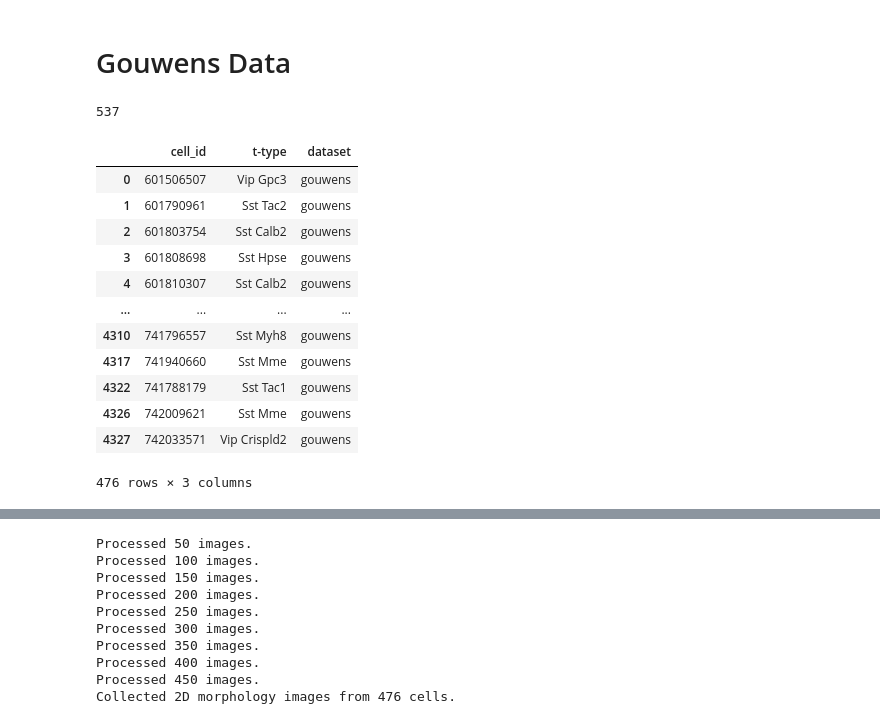
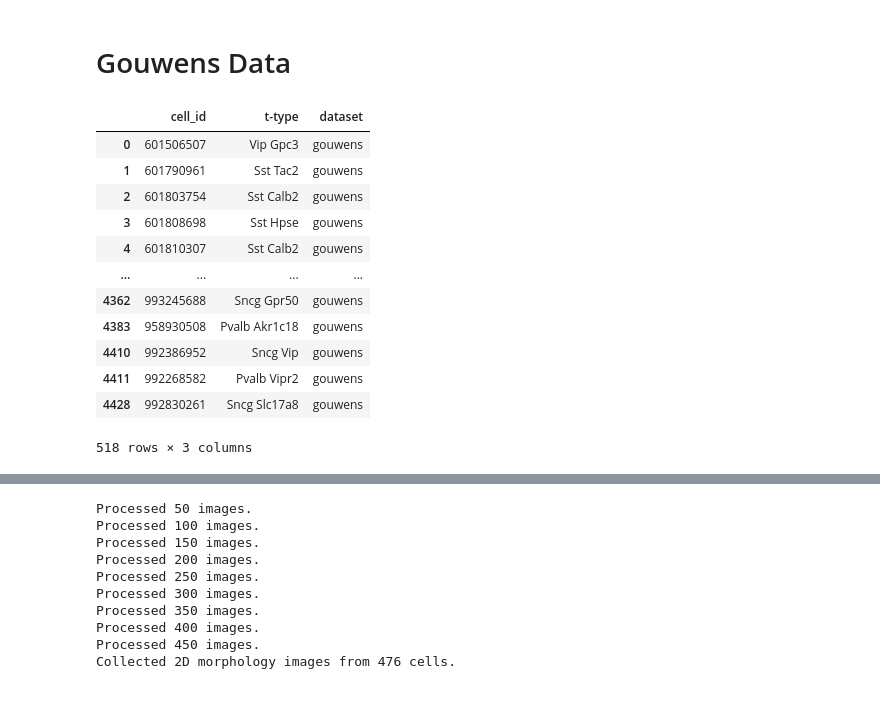
Before and after one commit to derekhoward/MorphologyCNN, a Jupyter notebook: collect_training_images.ipynb, the cells around one changed output, grey strips where cells are left out. Cells and saved outputs as stored; diff of their text form; code cells hidden in the pictures.

```diff
--- a/collect_training_images.ipynb
+++ b/collect_training_images.ipynb
@@ -85,29 +85,28 @@ def plot_morphology(file, output=None):
 metadata_gouwens = pd.read_csv("./gouwens-data/metadata_gouwens.csv")
 # %%
 # Collect images with labels
-gouwens_cells = [os.path.splitext(os.path.basename(i))[0] for i in glob.glob("./gouwens-data/images/*.png")]
-len(gouwens_cells)
+#gouwens_cells = [os.path.splitext(os.path.basename(i))[0] for i in glob.glob("./gouwens-data/images/*.png")]
+#len(gouwens_cells)
-# %% [output]
-537
 # %%
 # Gather t-type for cells
+metadata_gouwens = metadata_gouwens[metadata_gouwens.neuron_reconstruction_type == 'full']
 metadata_gouwens = metadata_gouwens[["cell_specimen_id", "corresponding_AIT2.3.1_alias"]]
-metadata_gouwens = metadata_gouwens[metadata_gouwens["cell_specimen_id"].isin(gouwens_cells)]
+#metadata_gouwens = metadata_gouwens[metadata_gouwens["cell_specimen_id"].isin(gouwens_cells)]
 metadata_gouwens = metadata_gouwens[metadata_gouwens["corresponding_AIT2.3.1_alias"] != " NA"]
 metadata_gouwens.columns = ["cell_id", "t-type"]
 metadata_gouwens["dataset"] = "gouwens"
 metadata_gouwens
 # %% [output]
 |  | cell_id | t-type | dataset |
 | 0 | 601506507 | Vip Gpc3 | gouwens |
 | 1 | 601790961 | Sst Tac2 | gouwens |
 | 2 | 601803754 | Sst Calb2 | gouwens |
 | 3 | 601808698 | Sst Hpse | gouwens |
 | 4 | 601810307 | Sst Calb2 | gouwens |
 | ... | ... | ... | ... |
-| 4310 | 741796557 | Sst Myh8 | gouwens |
-| 4317 | 741940660 | Sst Mme | gouwens |
-| 4322 | 741788179 | Sst Tac1 | gouwens |
-| 4326 | 742009621 | Sst Mme | gouwens |
-| 4327 | 742033571 | Vip Crispld2 | gouwens |
+| 4362 | 993245688 | Sncg Gpr50 | gouwens |
+| 4383 | 958930508 | Pvalb Akr1c18 | gouwens |
+| 4410 | 992386952 | Sncg Vip | gouwens |
+| 4411 | 992268582 | Pvalb Vipr2 | gouwens |
+| 4428 | 992830261 | Sncg Slc17a8 | gouwens |
-476 rows × 3 columns
+518 rows × 3 columns
```
Also changed, not shown: parts of 18 cells of this notebook, 8 other files.
